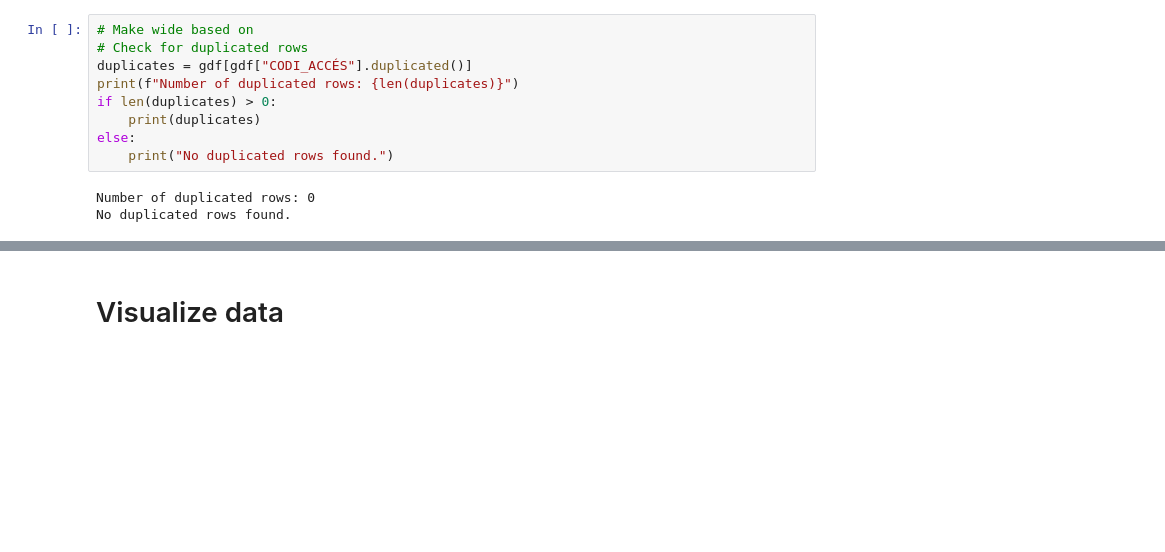
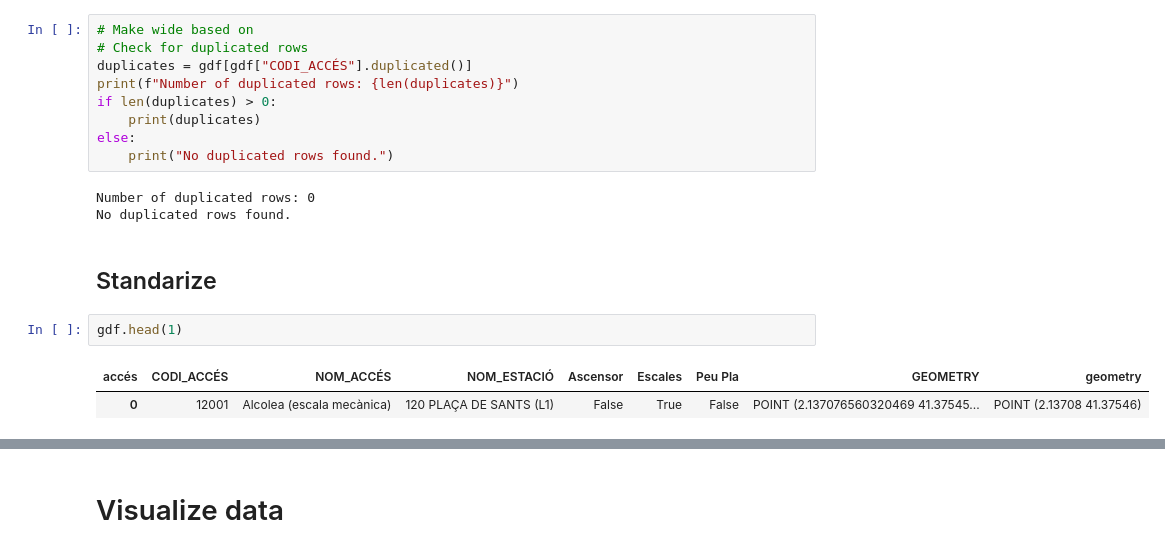
Before and after one commit to cyclingMoritz/REALLOCATE-BCN-pilot2, a Jupyter notebook: notebooks/Metro.ipynb, the cells around one changed output, grey strips where cells are left out. Saved outputs shown, nothing was run; the diff lists cells and outputs as text; blank space fills up the shorter version.

```diff
--- a/notebooks/Metro.ipynb
+++ b/notebooks/Metro.ipynb
@@ -124,3 +124,10 @@ else:
 # %% [output]
 Number of duplicated rows: 0
 No duplicated rows found.
+# %% [markdown]
+## Standarize
+# %%
+gdf.head(1)
+# %% [output]
+| accés | CODI_ACCÉS | NOM_ACCÉS | NOM_ESTACIÓ | Ascensor | Escales | Peu Pla | GEOMETRY | geometry |
+| 0 | 12001 | Alcolea (escala mecànica) | 120 PLAÇA DE SANTS (L1) | False | True | False | POINT (2.137076560320469 41.37545... | POINT (2.13708 41.37546) |
```
Also changed, not shown: parts of 1 cell of this notebook, 5 other files.
